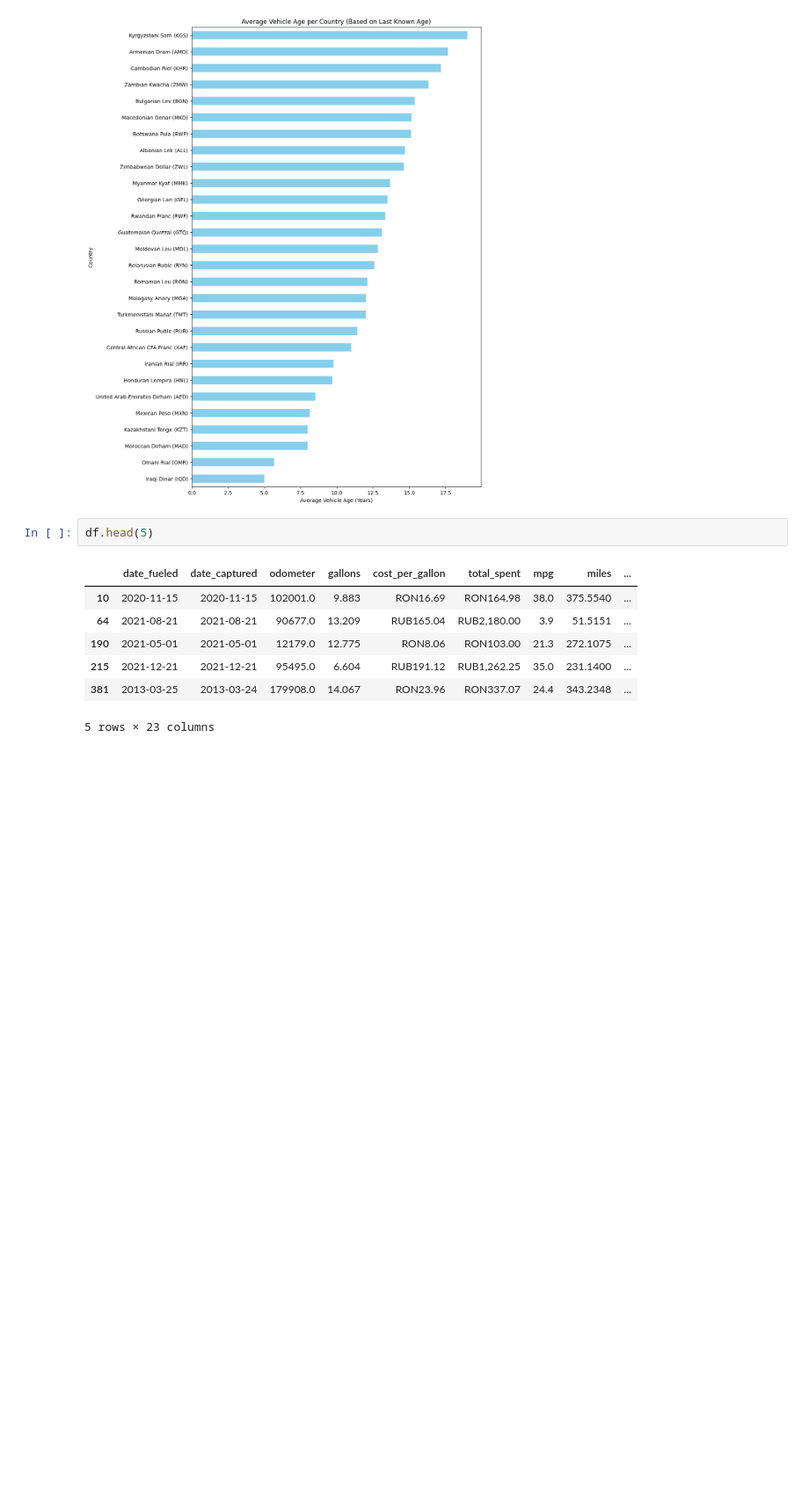
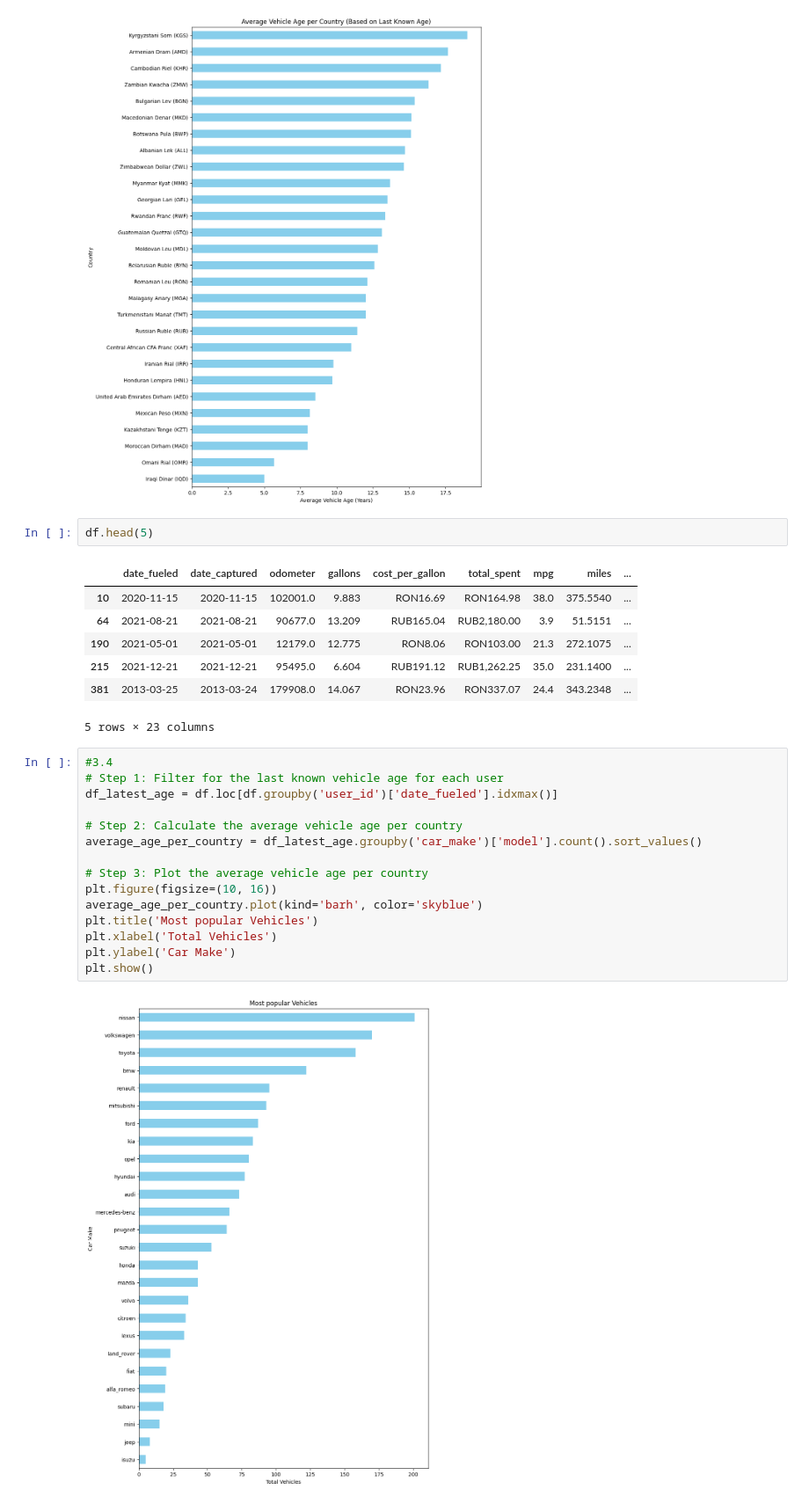
Before and after one commit to TumiJourdan/IDVE-Assignments, a Jupyter notebook: Assignment 1/main.ipynb, the cells around one changed output. Shown at 88% size. Saved outputs shown, nothing was run; the diff lists cells and outputs as text; blank space fills up the shorter version.

```diff
--- a/Assignment 1/main.ipynb
+++ b/Assignment 1/main.ipynb
@@ -582,3 +582,20 @@ df.head(5)
 | 215 | 2021-12-21 | 2021-12-21 | 95495.0 | 6.604 | RUB191.12 | RUB1,262.25 | 35.0 | 231.1400 | ... |
 | 381 | 2013-03-25 | 2013-03-24 | 179908.0 | 14.067 | RON23.96 | RON337.07 | 24.4 | 343.2348 | ... |
 5 rows × 23 columns
+# %%
+#3.4
+# Step 1: Filter for the last known vehicle age for each user
+df_latest_age = df.loc[df.groupby('user_id')['date_fueled'].idxmax()]
+
+# Step 2: Calculate the average vehicle age per country
+average_age_per_country = df_latest_age.groupby('car_make')['model'].count().sort_values()
+
+# Step 3: Plot the average vehicle age per country
+plt.figure(figsize=(10, 16))
+average_age_per_country.plot(kind='barh', color='skyblue')
+plt.title('Most popular Vehicles')
+plt.xlabel('Total Vehicles')
+plt.ylabel('Car Make')
+plt.show()
+# %% [output]
+[figure, added]
```
